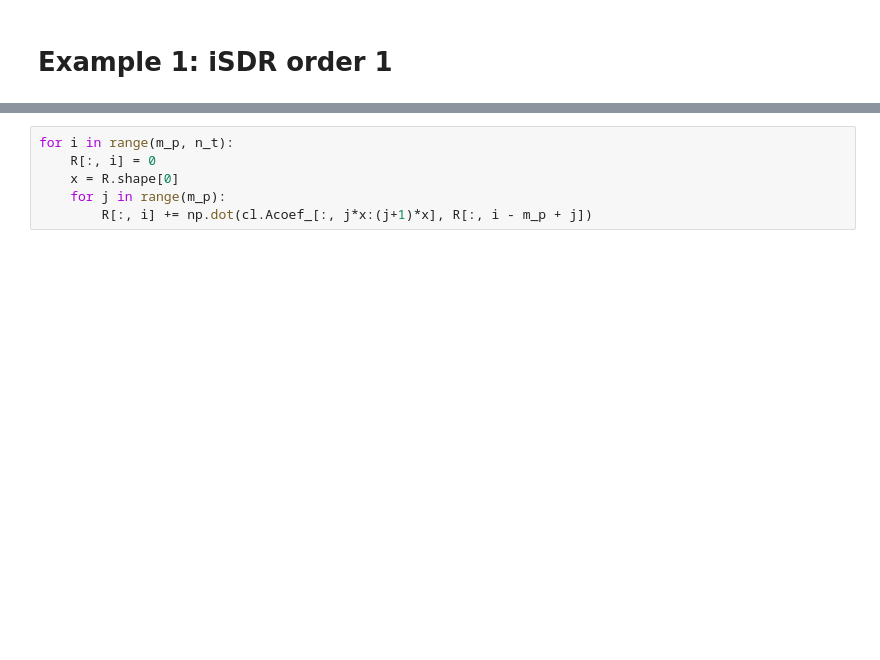
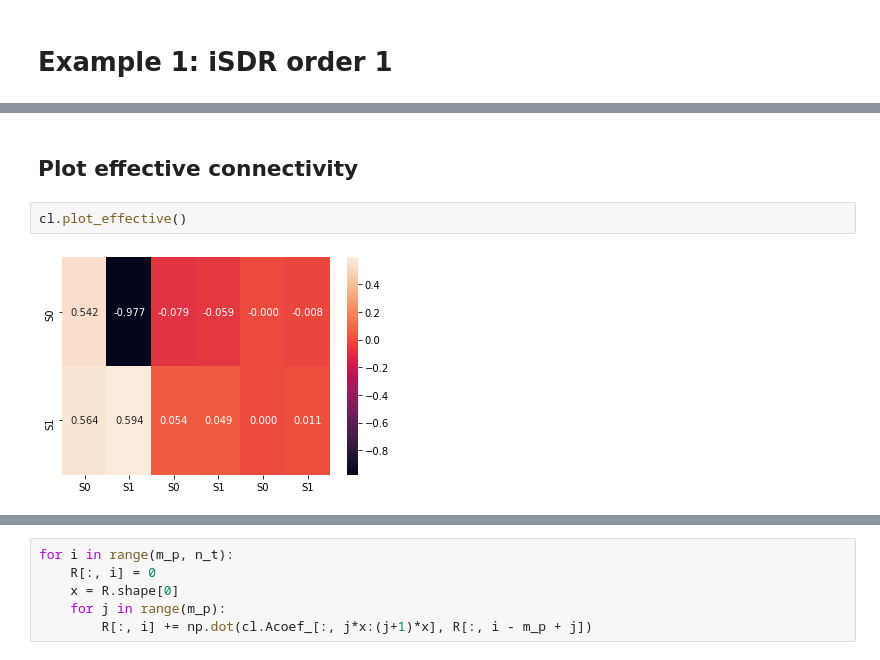
Before and after one commit to BBELAOUCHA/iSDR_cython, a Jupyter notebook: examples/iSDR_example.ipynb, the cells around one changed output, grey strips where cells are left out. Drawn from its saved outputs; the diff is of its cells as text; blank space fills up the shorter version.

```diff
--- a/examples/iSDR_example.ipynb
+++ b/examples/iSDR_example.ipynb
@@ -70,0 +118,6 @@ Iteration 1: nbr of active sources 2
+# %% [markdown]
+## Plot effective connectivity
+# %%
+cl.plot_effective()
+# %% [output]
+[figure, added]
```
Also changed, not shown: parts of 35 cells of this notebook, 1 other file.
